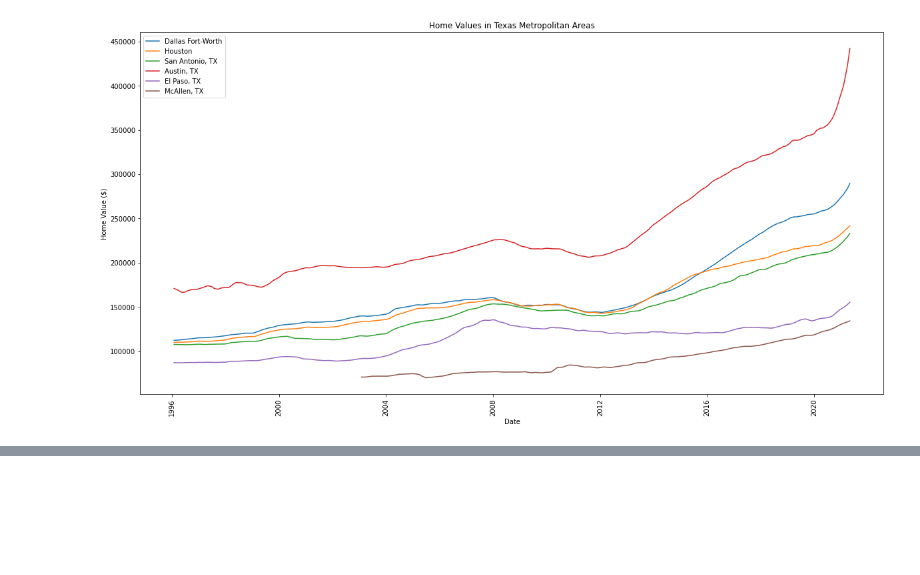
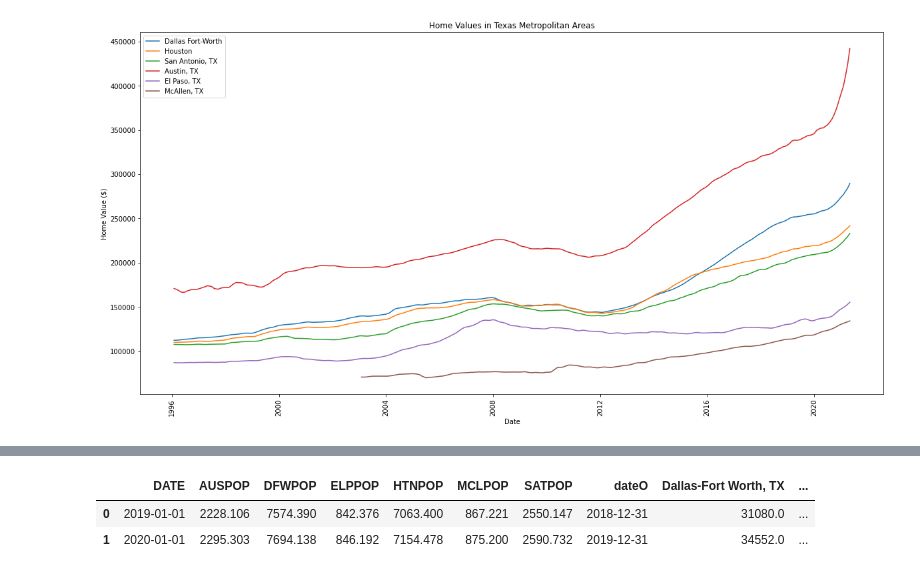
Before and after one commit to Fescamil1/Project_1_Housing_Market_Analysis, a Jupyter notebook: SC-population.ipynb, the cells around one changed output, grey strips where cells are left out. Drawn from its saved outputs; the diff is of its cells as text; code cells hidden in the pictures; blank space fills up the shorter version.

```diff
--- a/SC-population.ipynb
+++ b/SC-population.ipynb
@@ -125,0 +151,8 @@ plt.show()
+# %%
+pop_comp_df=pd.merge(population_df,tx_list_df2, on="DATE",how="inner")
+pop_comp_df.dropna()
+pop_comp_df
+# %% [output]
+|  | DATE | AUSPOP | DFWPOP | ELPPOP | HTNPOP | MCLPOP | SATPOP | dateO | Dallas-Fort Worth, TX | ... |
+| 0 | 2019-01-01 | 2228.106 | 7574.390 | 842.376 | 7063.400 | 867.221 | 2550.147 | 2018-12-31 | 31080.0 | ... |
+| 1 | 2020-01-01 | 2295.303 | 7694.138 | 846.192 | 7154.478 | 875.200 | 2590.732 | 2019-12-31 | 34552.0 | ... |
```
Also changed, not shown: parts of 8 cells of this notebook.
